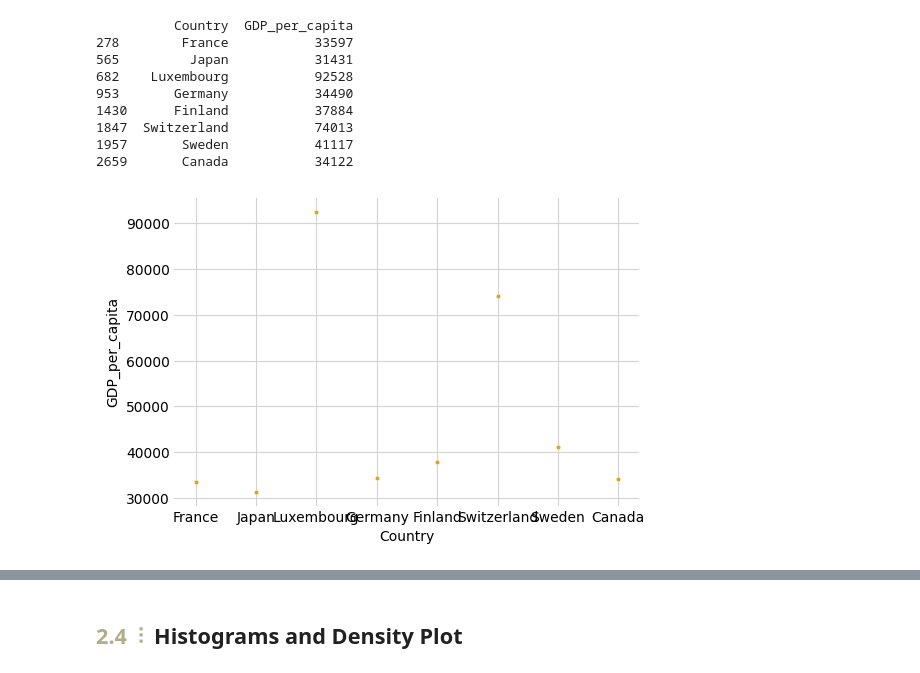
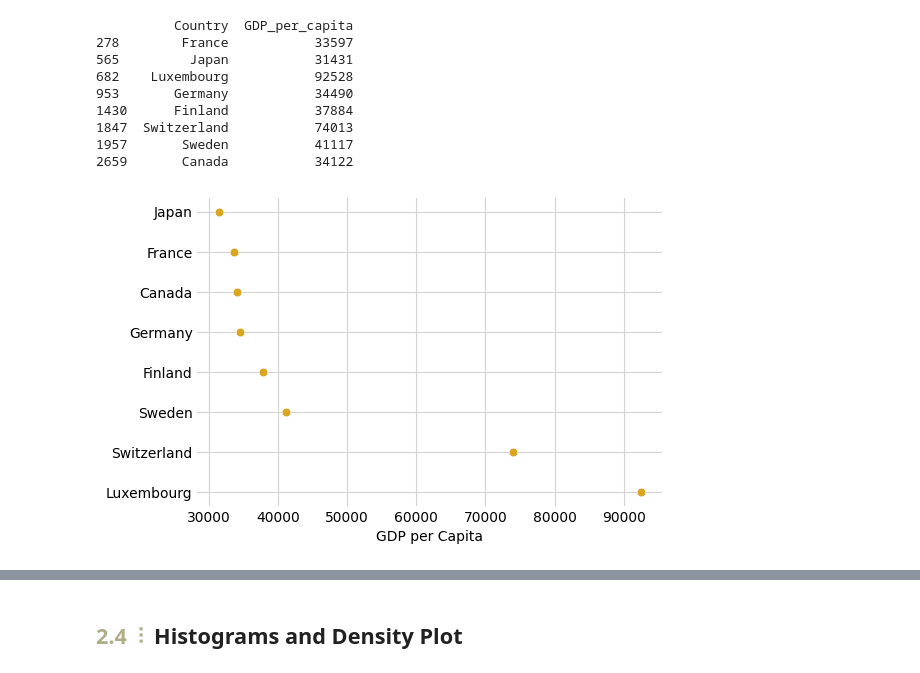
Before and after one commit to Leroymilo/DataVis, a Jupyter notebook: L2/AdriaanL_AcadWrit_DataViz_Lesson2.ipynb, the cells around one changed output, grey strips where cells are left out. Saved outputs shown, nothing was run; the diff lists cells and outputs as text; code cells hidden in the pictures.

```diff
--- a/L2/AdriaanL_AcadWrit_DataViz_Lesson2.ipynb
+++ b/L2/AdriaanL_AcadWrit_DataViz_Lesson2.ipynb
@@ -831,25 +831,31 @@ print(developed_GDP)
 # %%
 # Set figure size
 plt.figure(figsize=(6, 4))
 
 # Create scatter plot
-sns.scatterplot(data=developed_GDP,
-                x='Country',
-                y='GDP_per_capita',
-                s=10,
+sns.scatterplot(data=developed_GDP.sort_values("GDP_per_capita"),
+                x='GDP_per_capita',
+                y='Country',
+                s=40,
                 color='goldenrod',
                 zorder=2)
 
 # Set y-axis grid
 plt.grid(color='lightgrey', linestyle='-', zorder=0)
 
+# Set x-axis ticks every 2 units
+plt.xticks(np.arange(30000, 100000, 10000))
+
+plt.ylabel('')
+plt.xlabel("GDP per Capita")
+
 # Remove the box and ticks
 plt.gca().spines[['top','right','left','bottom']].set_visible(False)
 plt.gca().tick_params(length=0)
 
 plt.show()
 # %% [output]
-[figure, old version]
+[figure, new version]
 # %% [markdown]
 # <font color="#B0AD89"><strong>Part B ⫶⫶ </strong></font>Visualizing Distribution
 
```
